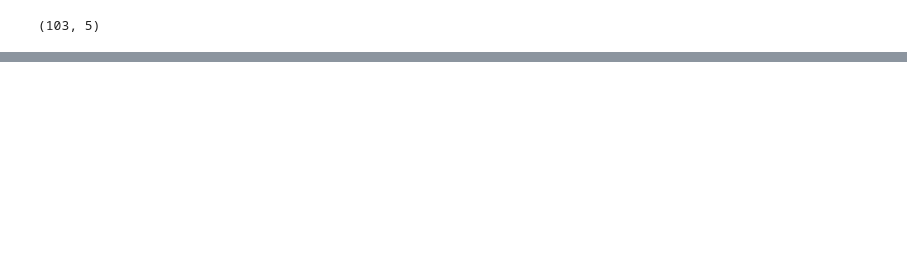
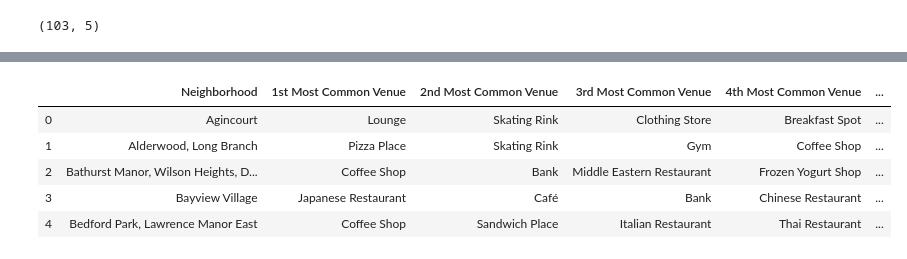
Before and after one commit to Shauniqlo/IBM_CapStone, a Jupyter notebook: Segmenting and Clustering Neighborhoods in Toronto.ipynb, the cells around one changed output, grey strips where cells are left out. Cells and saved outputs as stored; diff of their text form; code cells hidden in the pictures; blank space fills up the shorter version.

```diff
--- a/Segmenting and Clustering Neighborhoods in Toronto.ipynb
+++ b/Segmenting and Clustering Neighborhoods in Toronto.ipynb
@@ -67,0 +290,34 @@ toronto_geospatial_data.shape
+# %%
+def return_most_common_venues(row, num_top_venues):
+    row_categories = row.iloc[1:]
+    row_categories_sorted = row_categories.sort_values(ascending=False)
+
+    return row_categories_sorted.index.values[0:num_top_venues]
+# %%
+num_top_venues = 10
+
+indicators = ['st', 'nd', 'rd']
+
+# create columns according to number of top venues
+columns = ['Neighborhood']
+for ind in np.arange(num_top_venues):
+    try:
+        columns.append('{}{} Most Common Venue'.format(ind+1, indicators[ind]))
+    except:
+        columns.append('{}th Most Common Venue'.format(ind+1))
+
+# create a new dataframe
+neighborhoods_venues_sorted = pd.DataFrame(columns=columns)
+neighborhoods_venues_sorted['Neighborhood'] = toronto_grouped['Neighborhood']
+
+for ind in np.arange(toronto_grouped.shape[0]):
+    neighborhoods_venues_sorted.iloc[ind, 1:] = return_most_common_venues(toronto_grouped.iloc[ind, :], num_top_venues)
+
+neighborhoods_venues_sorted.head()
+# %% [output]
+|  | Neighborhood | 1st Most Common Venue | 2nd Most Common Venue | 3rd Most Common Venue | 4th Most Common Venue | ... |
+| 0 | Agincourt | Lounge | Skating Rink | Clothing Store | Breakfast Spot | ... |
+| 1 | Alderwood, Long Branch | Pizza Place | Skating Rink | Gym | Coffee Shop | ... |
+| 2 | Bathurst Manor, Wilson Heights, D... | Coffee Shop | Bank | Middle Eastern Restaurant | Frozen Yogurt Shop | ... |
+| 3 | Bayview Village | Japanese Restaurant | Café | Bank | Chinese Restaurant | ... |
+| 4 | Bedford Park, Lawrence Manor East | Coffee Shop | Sandwich Place | Italian Restaurant | Thai Restaurant | ... |
```
Also changed, not shown: parts of 19 cells of this notebook.
